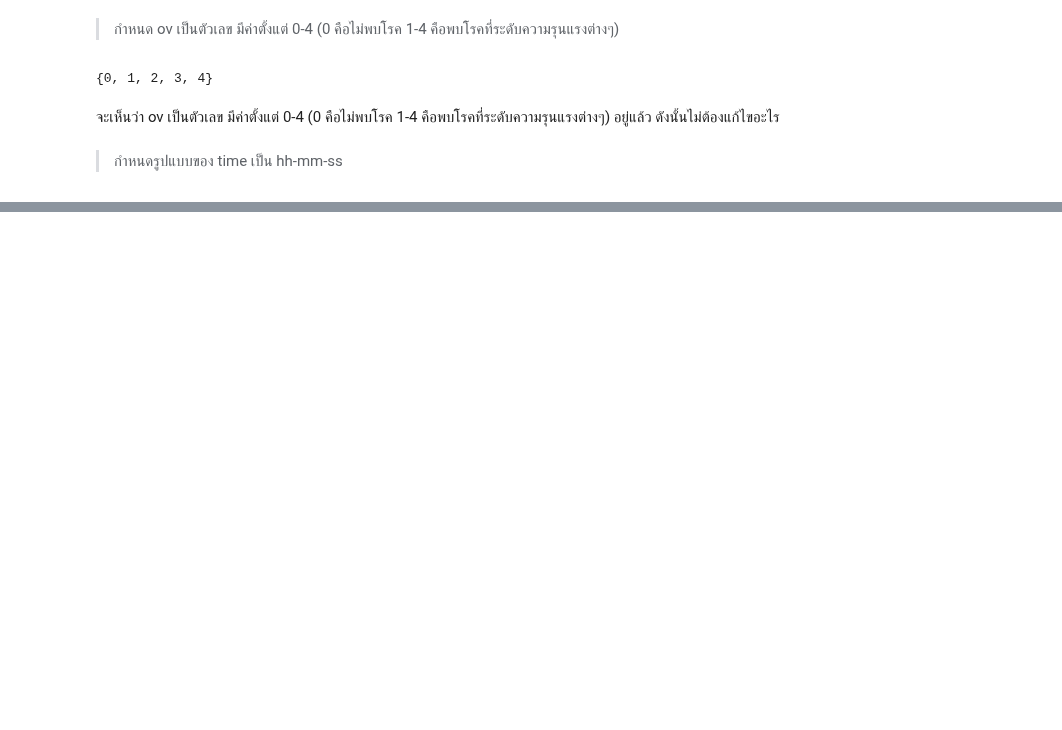
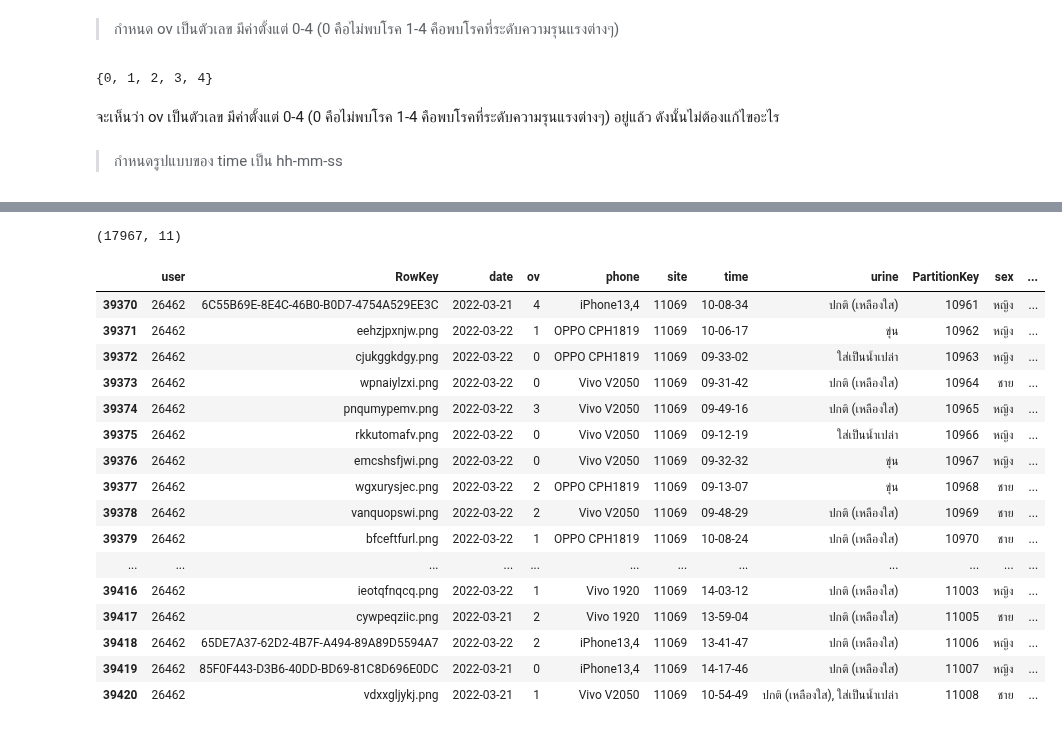
Before and after one commit to 623020514-5/Python-Data-Viz.-, a Jupyter notebook: Final_DataViz.ipynb, the cells around one changed output, grey strips where cells are left out. Saved outputs shown, nothing was run; the diff lists cells and outputs as text; code cells hidden in the pictures; blank space fills up the shorter version.

```diff
--- a/Final_DataViz.ipynb
+++ b/Final_DataViz.ipynb
@@ -310,0 +409,3 @@ data2
+# %%
+data_re = data2.rename(columns={'title':'sex'})
+data_re.head(5)
@@ -310,0 +419,26 @@ data2
+# %%
+data_re.shape
+# %% [output]
+(17967, 11)
+# %%
+data_01 = data_re
+# %%
+data_01
+# %% [output]
+|  | user | RowKey | date | ov | phone | site | time | urine | PartitionKey | sex | ... |
+| 39370 | 26462 | 6C55B69E-8E4C-46B0-B0D7-4754A529EE3C | 2022-03-21 | 4 | iPhone13,4 | 11069 | 10-08-34 | ปกติ (เหลืองใส) | 10961 | หญิง | ... |
+| 39371 | 26462 | eehzjpxnjw.png | 2022-03-22 | 1 | OPPO CPH1819 | 11069 | 10-06-17 | ขุ่น | 10962 | หญิง | ... |
+| 39372 | 26462 | cjukggkdgy.png | 2022-03-22 | 0 | OPPO CPH1819 | 11069 | 09-33-02 | ใส่เป็นน้ำเปล่า | 10963 | หญิง | ... |
+| 39373 | 26462 | wpnaiylzxi.png | 2022-03-22 | 0 | Vivo V2050 | 11069 | 09-31-42 | ปกติ (เหลืองใส) | 10964 | ชาย | ... |
+| 39374 | 26462 | pnqumypemv.png | 2022-03-22 | 3 | Vivo V2050 | 11069 | 09-49-16 | ปกติ (เหลืองใส) | 10965 | หญิง | ... |
+| 39375 | 26462 | rkkutomafv.png | 2022-03-22 | 0 | Vivo V2050 | 11069 | 09-12-19 | ใส่เป็นน้ำเปล่า | 10966 | หญิง | ... |
+| 39376 | 26462 | emcshsfjwi.png | 2022-03-22 | 0 | Vivo V2050 | 11069 | 09-32-32 | ขุ่น | 10967 | หญิง | ... |
+| 39377 | 26462 | wgxurysjec.png | 2022-03-22 | 2 | OPPO CPH1819 | 11069 | 09-13-07 | ขุ่น | 10968 | ชาย | ... |
+| 39378 | 26462 | vanquopswi.png | 2022-03-22 | 2 | Vivo V2050 | 11069 | 09-48-29 | ปกติ (เหลืองใส) | 10969 | ชาย | ... |
+| 39379 | 26462 | bfceftfurl.png | 2022-03-22 | 1 | OPPO CPH1819 | 11069 | 10-08-24 | ปกติ (เหลืองใส) | 10970 | ชาย | ... |
+| ... | ... | ... | ... | ... | ... | ... | ... | ... | ... | ... | ... |
+| 39416 | 26462 | ieotqfnqcq.png | 2022-03-22 | 1 | Vivo 1920 | 11069 | 14-03-12 | ปกติ (เหลืองใส) | 11003 | หญิง | ... |
+| 39417 | 26462 | cywpeqziic.png | 2022-03-21 | 2 | Vivo 1920 | 11069 | 13-59-04 | ปกติ (เหลืองใส) | 11005 | ชาย | ... |
+| 39418 | 26462 | 65DE7A37-62D2-4B7F-A494-89A89D5594A7 | 2022-03-22 | 2 | iPhone13,4 | 11069 | 13-41-47 | ปกติ (เหลืองใส) | 11006 | หญิง | ... |
+| 39419 | 26462 | 85F0F443-D3B6-40DD-BD69-81C8D696E0DC | 2022-03-21 | 0 | iPhone13,4 | 11069 | 14-17-46 | ปกติ (เหลืองใส) | 11007 | หญิง | ... |
+| 39420 | 26462 | vdxxgljykj.png | 2022-03-21 | 1 | Vivo V2050 | 11069 | 10-54-49 | ปกติ (เหลืองใส), ใส่เป็นน้ำเปล่า | 11008 | ชาย | ... |
```
Also changed, not shown: parts of 21 cells of this notebook.
